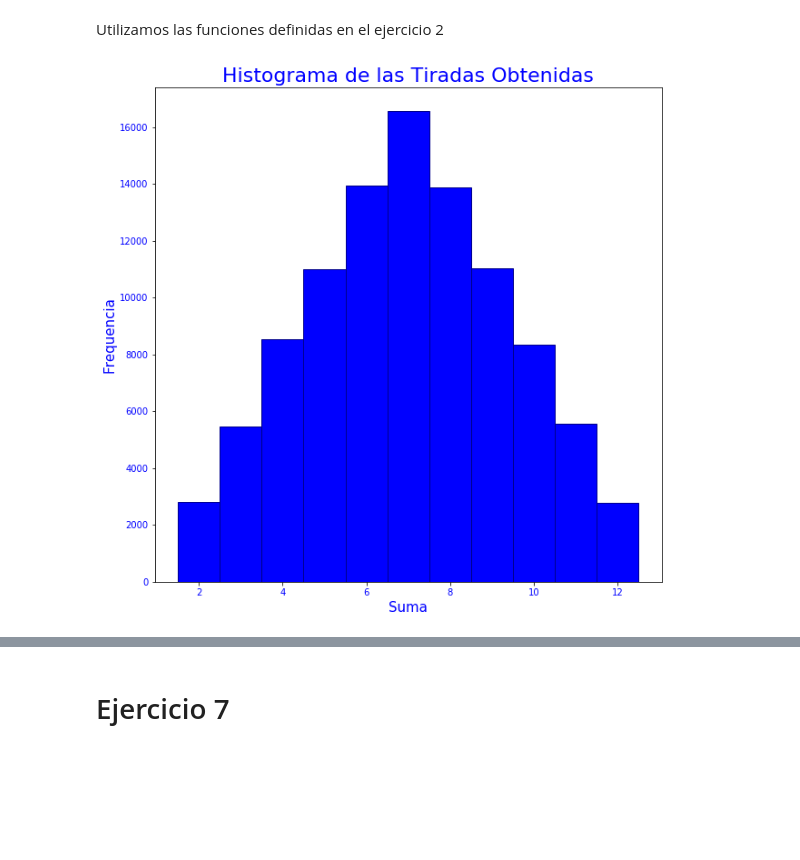
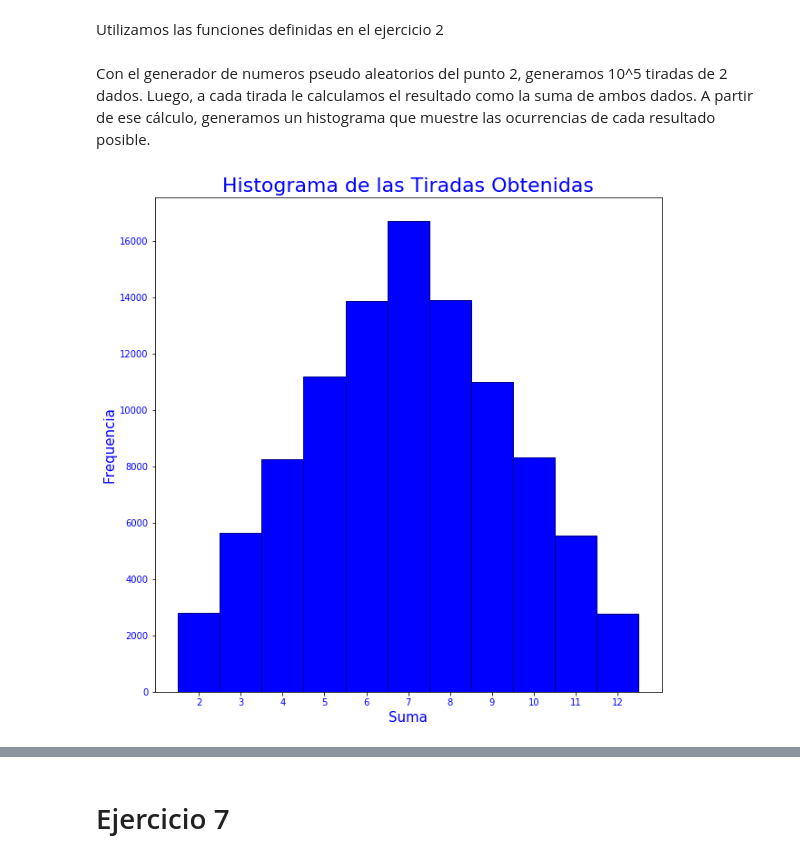
Before and after one commit to jowisaidman/SimulacionTp1, a Jupyter notebook: ResolucionEjerciciosJuntos_v01.ipynb, the cells around one changed output, grey strips where cells are left out. Drawn from its saved outputs; the diff is of its cells as text; code cells hidden in the pictures; blank space fills up the shorter version.

```diff
--- a/ResolucionEjerciciosJuntos_v01.ipynb
+++ b/ResolucionEjerciciosJuntos_v01.ipynb
@@ -635,21 +639,23 @@ def simular_dados(n):
     for i in range(1,n+1):
         tiradas.append((simular_dado(int(random.randrange(1000))),simular_dado(int(random.randrange(1000)))))
     return tiradas
+# %% [markdown]
+Con el generador de numeros pseudo aleatorios del punto 2, generamos 10^5 tiradas de 2 dados. Luego, a cada tirada le calculamos el resultado como la suma de ambos dados. A partir de ese cálculo, generamos un histograma que muestre las ocurrencias de cada resultado posible.
 # %%
 N = int(1e5)
 tiradas = list(map(lambda x: x[0]+x[1], simular_dados(N)))
 # %%
 bins = np.arange(1.5,13.5,1)
 hist = plt.hist(tiradas,bins=bins,histtype='bar', edgecolor='darkblue',color='blue')
 title_obj = plt.title("Histograma de las Tiradas Obtenidas")
 plt.getp(title_obj, 'text')
 plt.setp(title_obj, color='blue', size=22)
-plt.xticks(color="blue")
+plt.xticks(np.arange(2,13,1),color="blue")
 plt.yticks(color="blue")
 plt.xlabel("Suma", fontsize=15).set_color("blue")
 plt.ylabel("Frequencia", fontsize=15).set_color("blue");
 # %% [output]
-[figure, old version]
+[figure, new version]
 # %% [markdown]
 Las frecuencias normalizadas que se desearían para cada posible valor de una tirada están la siguiente tabla
 
```
Also changed, not shown: parts of 19 cells of this notebook, 14 other files.
